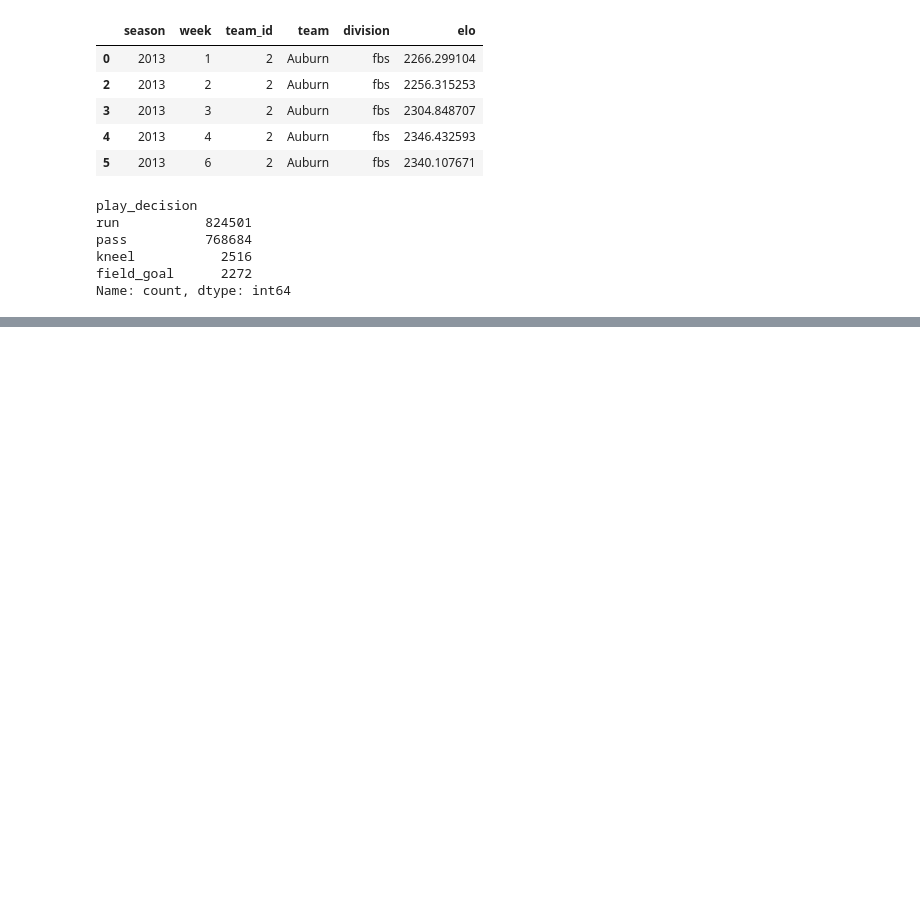
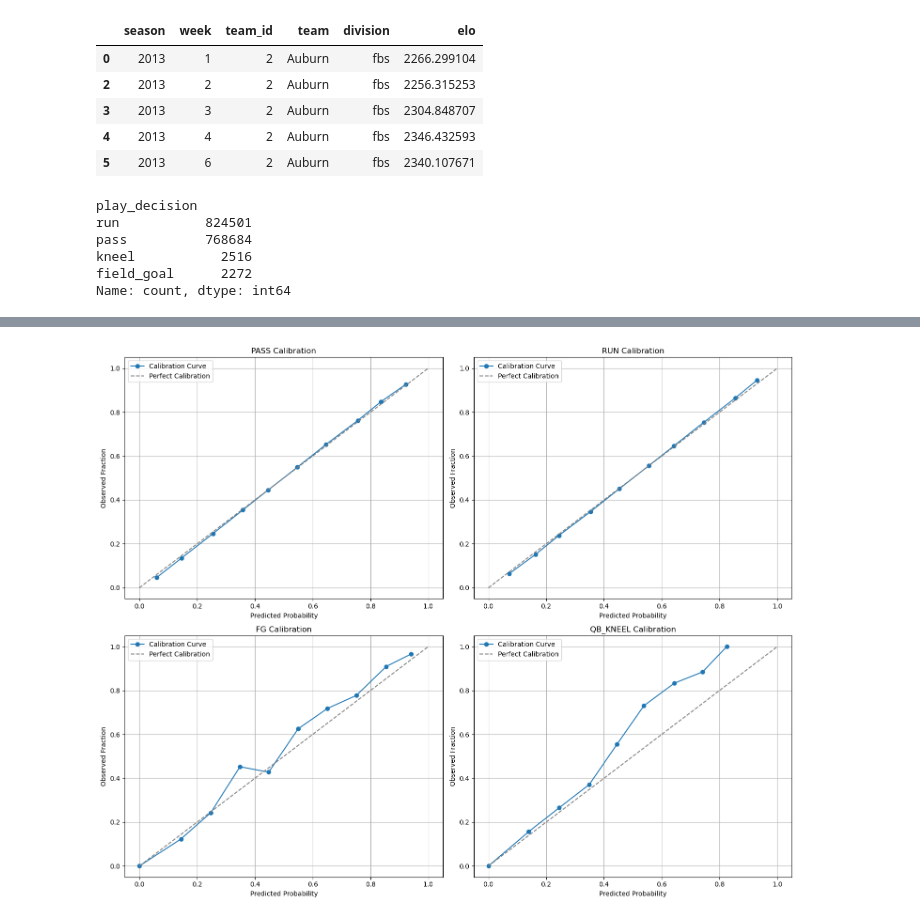
Before and after one commit to lneuendorf/cfb-win-probability, a Jupyter notebook: notebooks/first_3_downs_decision.ipynb, the cells around one changed output, grey strips where cells are left out. Saved outputs shown, nothing was run; the diff lists cells and outputs as text; code cells hidden in the pictures; blank space fills up the shorter version.

```diff
--- a/notebooks/first_3_downs_decision.ipynb
+++ b/notebooks/first_3_downs_decision.ipynb
@@ -294,0 +625,48 @@ Name: count, dtype: int64
+# %%
+def plot_multiclass_calibration(df, proba_cols, actual_cols, bins=30):
+    """
+    Plots calibration curves for multiple classes in subplots.
+
+    Args:
+        df: DataFrame containing predicted probabilities and actual outcomes
+        proba_cols: List of predicted probability columns (e.g., ['pass_proba', 'run_proba', ...])
+        actual_cols: List of actual outcome columns (should be binary 0/1 for each class)
+        bins: Number of bins for calibration
+    """
+    plt.figure(figsize=(15, 12))
+
+    for i, (proba_col, actual_col) in enumerate(zip(proba_cols, actual_cols), 1):
+        plt.subplot(2, 2, i)
+
+        df['proba_bin'] = pd.cut(df[proba_col],
+                                bins=np.linspace(0, 1, bins + 1),
+                                labels=False,
+                                include_lowest=True)
+
+        calibration = df.groupby('proba_bin').agg(
+            predicted_proba=(proba_col, 'mean'),
+            actual_proba=(actual_col, 'mean'),
+            count=(proba_col, 'size')
+        ).reset_index()
+
+        plt.plot(calibration['predicted_proba'], calibration['actual_proba'],
+                'o-', label='Calibration Curve')
+        plt.plot([0, 1], [0, 1], '--', color='gray', label='Perfect Calibration')
+
+        plt.title(f'{proba_col.replace("_proba", "").upper()} Calibration')
+        plt.xlabel('Predicted Probability')
+        plt.ylabel('Observed Fraction')
+        plt.grid(True)
+        plt.legend()
+
+    plt.tight_layout()
+    plt.show()
+
+plot_multiclass_calibration(
+    df=decisions,
+    proba_cols=['pass_proba', 'run_proba', 'fg_proba', 'qb_kneel_proba'],
+    actual_cols=['was_pass', 'was_run', 'was_field_goal', 'was_kneel'],
+    bins=10
+)
+# %% [output]
+[figure, added]
```
Also changed, not shown: parts of 11 cells of this notebook.
